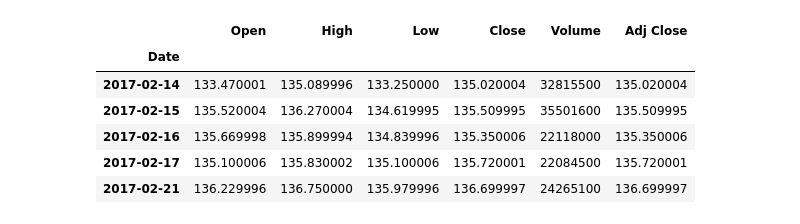
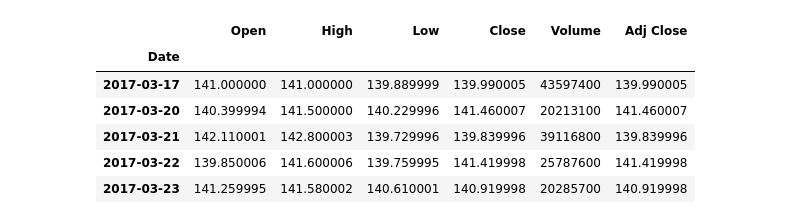
Before and after one commit to verowulf/ML-Cheatsheet, a Jupyter notebook: CFA Robo_Data Gathering & Basic ML.ipynb, the cells around one changed output. Cells and saved outputs as stored; diff of their text form; code cells hidden in the pictures.

```diff
--- a/CFA Robo_Data Gathering & Basic ML.ipynb
+++ b/CFA Robo_Data Gathering & Basic ML.ipynb
@@ -12,19 +13,19 @@ end_date   = datetime.date.today()
-# %%
-from pandas_datareader import data as web    # pip install pandas-datareader
-#import pandas.io.data as web    # to be omitted from library
-
-#http://finance.yahoo.com/quote/GS/history?p=GS
-df_AAPL = web.DataReader('AAPL', 'yahoo', start_date, end_date)    # DataFrame datatype
-#df_AAPL = web.DataReader('AAPL', 'google', start_date, end_date)
-#?web.DataReader
-#df_AAPL.head()
-df_AAPL.tail()
-# %% [output]
-|  | Open | High | Low | Close | Volume | Adj Close |
-| Date |  |  |  |  |  |  |
-| 2017-02-14 | 133.470001 | 135.089996 | 133.250000 | 135.020004 | 32815500 | 135.020004 |
-| 2017-02-15 | 135.520004 | 136.270004 | 134.619995 | 135.509995 | 35501600 | 135.509995 |
-| 2017-02-16 | 135.669998 | 135.899994 | 134.839996 | 135.350006 | 22118000 | 135.350006 |
-| 2017-02-17 | 135.100006 | 135.830002 | 135.100006 | 135.720001 | 22084500 | 135.720001 |
-| 2017-02-21 | 136.229996 | 136.750000 | 135.979996 | 136.699997 | 24265100 | 136.699997 |
+# %%
+from pandas_datareader.data import DataReader    # pip install pandas-datareader
+
+TICKER = 'AAPL'
+
+df_stock = DataReader(TICKER, 'yahoo', start_date, end_date)    # http://finance.yahoo.com/quote/GS/history?p=GS
+df_stock.tail()
+
+#print(type(df_stock))    # DataFrame datatype
+#?DataReader
+# %% [output]
+|  | Open | High | Low | Close | Volume | Adj Close |
+| Date |  |  |  |  |  |  |
+| 2017-03-17 | 141.000000 | 141.000000 | 139.889999 | 139.990005 | 43597400 | 139.990005 |
+| 2017-03-20 | 140.399994 | 141.500000 | 140.229996 | 141.460007 | 20213100 | 141.460007 |
+| 2017-03-21 | 142.110001 | 142.800003 | 139.729996 | 139.839996 | 39116800 | 139.839996 |
+| 2017-03-22 | 139.850006 | 141.600006 | 139.759995 | 141.419998 | 25787600 | 141.419998 |
+| 2017-03-23 | 141.259995 | 141.580002 | 140.610001 | 140.919998 | 20285700 | 140.919998 |
 # %%
```
Also changed, not shown: parts of 36 cells of this notebook.
